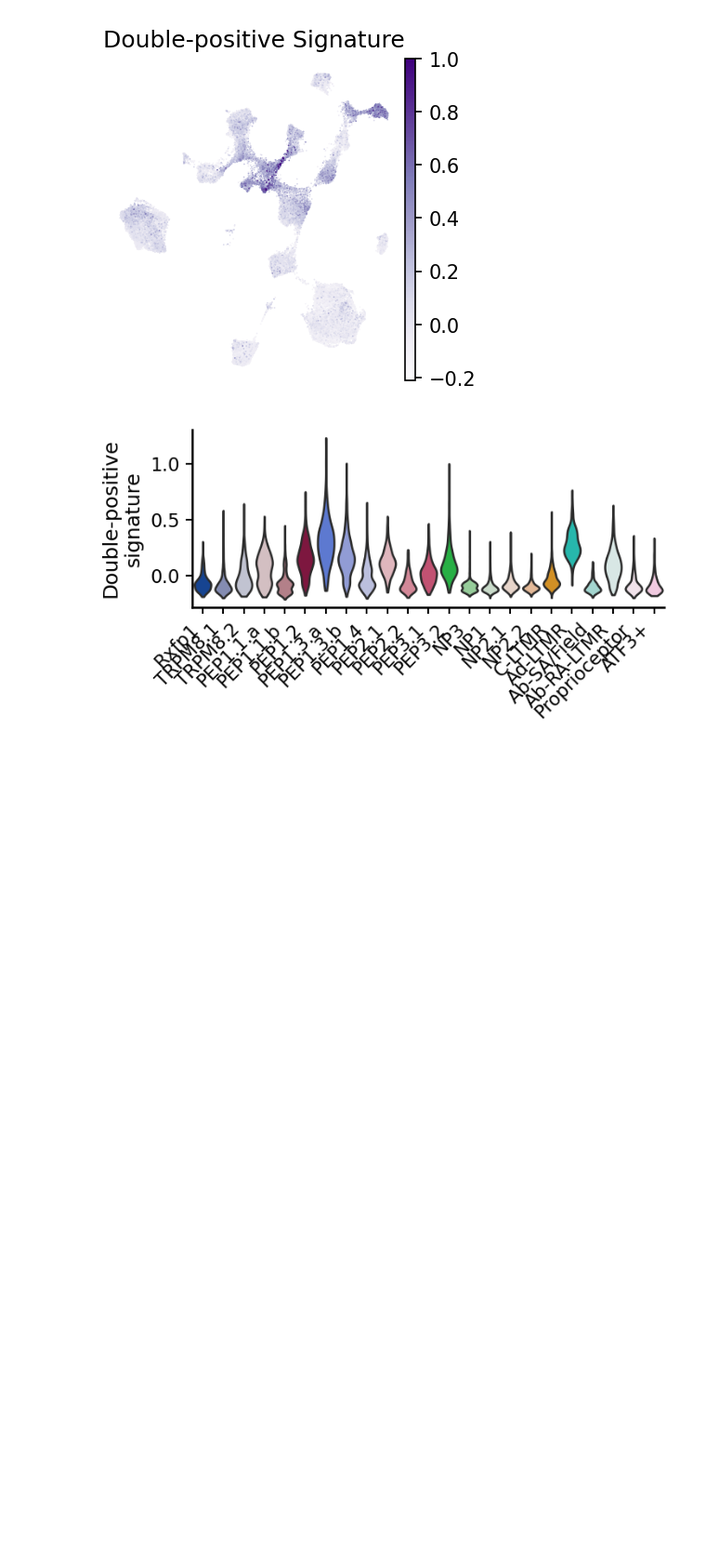
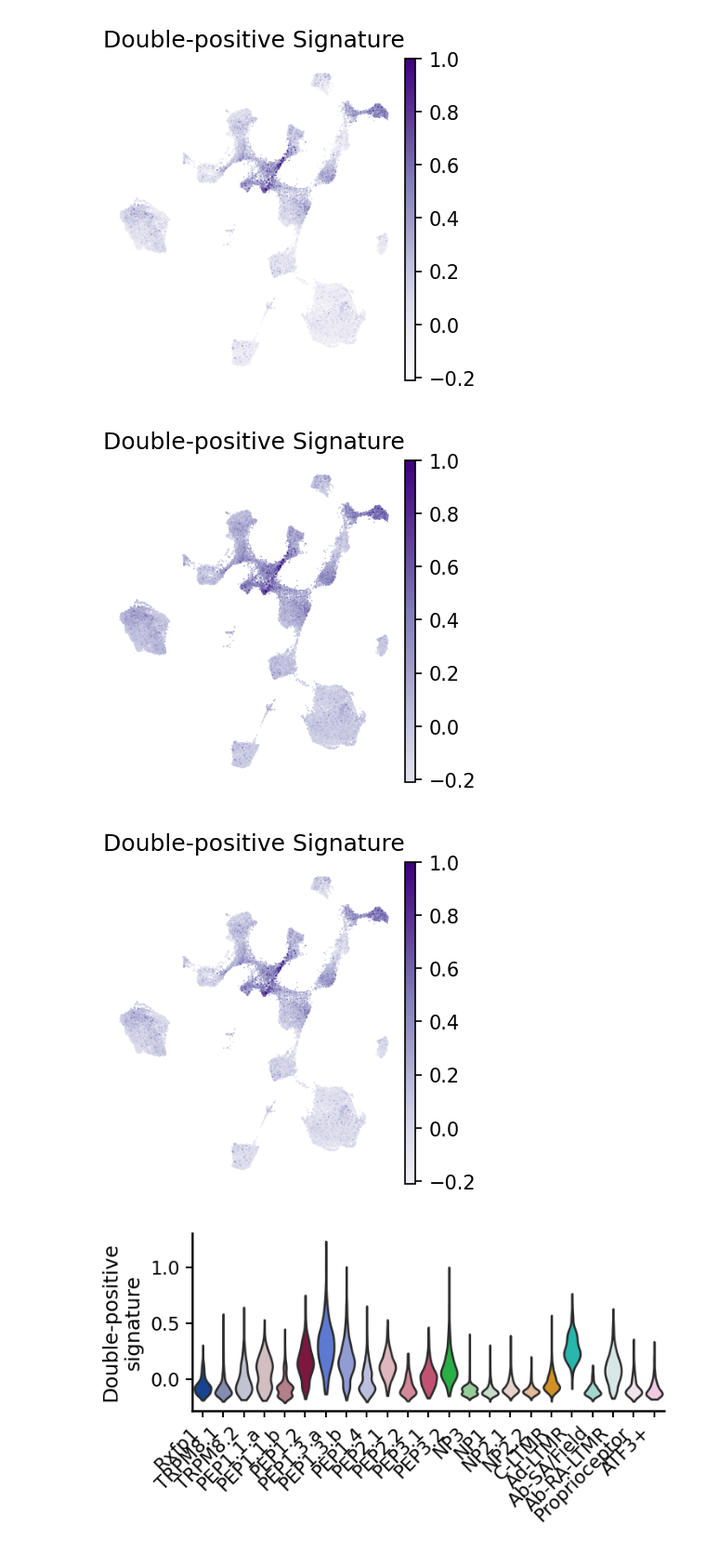
Before and after one commit to aifimmunology/spatial_drg_colon_bladder, a Jupyter notebook: notebooks/05_figures/05_reference-projection_ernfors.ipynb, the cells around one changed output. Shown at 93% size. Cells and saved outputs as stored; diff of their text form; code cells hidden in the pictures; blank space fills up the shorter version.

```diff
--- a/notebooks/05_figures/05_reference-projection_ernfors.ipynb
+++ b/notebooks/05_figures/05_reference-projection_ernfors.ipynb
@@ -101,6 +119,19 @@ sc.pl.umap(adata, color = ['dual_positive_signature_score'], frameon = False, ti
 plt.savefig(os.path.join(plot_out_dir, "ernfors_reference_doublepositive_signature.pdf"), format='pdf', bbox_inches='tight')
 # %% [output]
 [figure]
+# %%
+sc.pl.umap(adata, color = ['dual_positive_signature_score'], frameon = False, title = ['Double-positive Signature'], cmap = purple_cmap_light,
+           vmax = 1,
+           show=False)
+plt.savefig(os.path.join(plot_out_dir, "ernfors_reference_doublepositive_signature_purple-cmap-light-background.pdf"), format='pdf', bbox_inches='tight')
+
+sc.pl.umap(adata, color = ['dual_positive_signature_score'], frameon = False, title = ['Double-positive Signature'], cmap = purple_cmap_lighter,
+           vmax = 1,
+           show=False)
+plt.savefig(os.path.join(plot_out_dir, "ernfors_reference_doublepositive_signature_purple-cmap-lighter-background.pdf"), format='pdf', bbox_inches='tight')
+# %% [output]
+[figure, added]
+[figure, added]
 # %%
 # Plot violin of signature score by cell type
 
```
Also changed, not shown: parts of 4 cells of this notebook, 5 other files.
